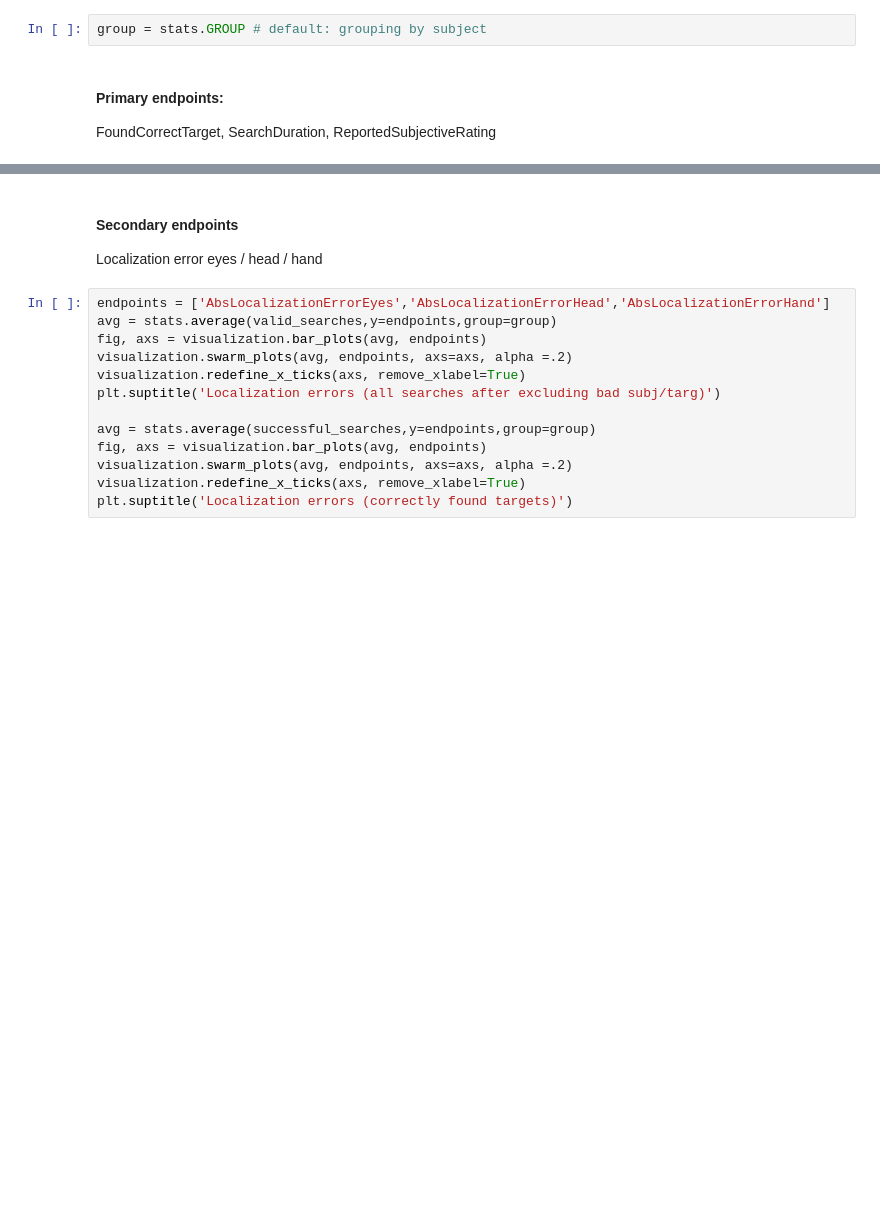
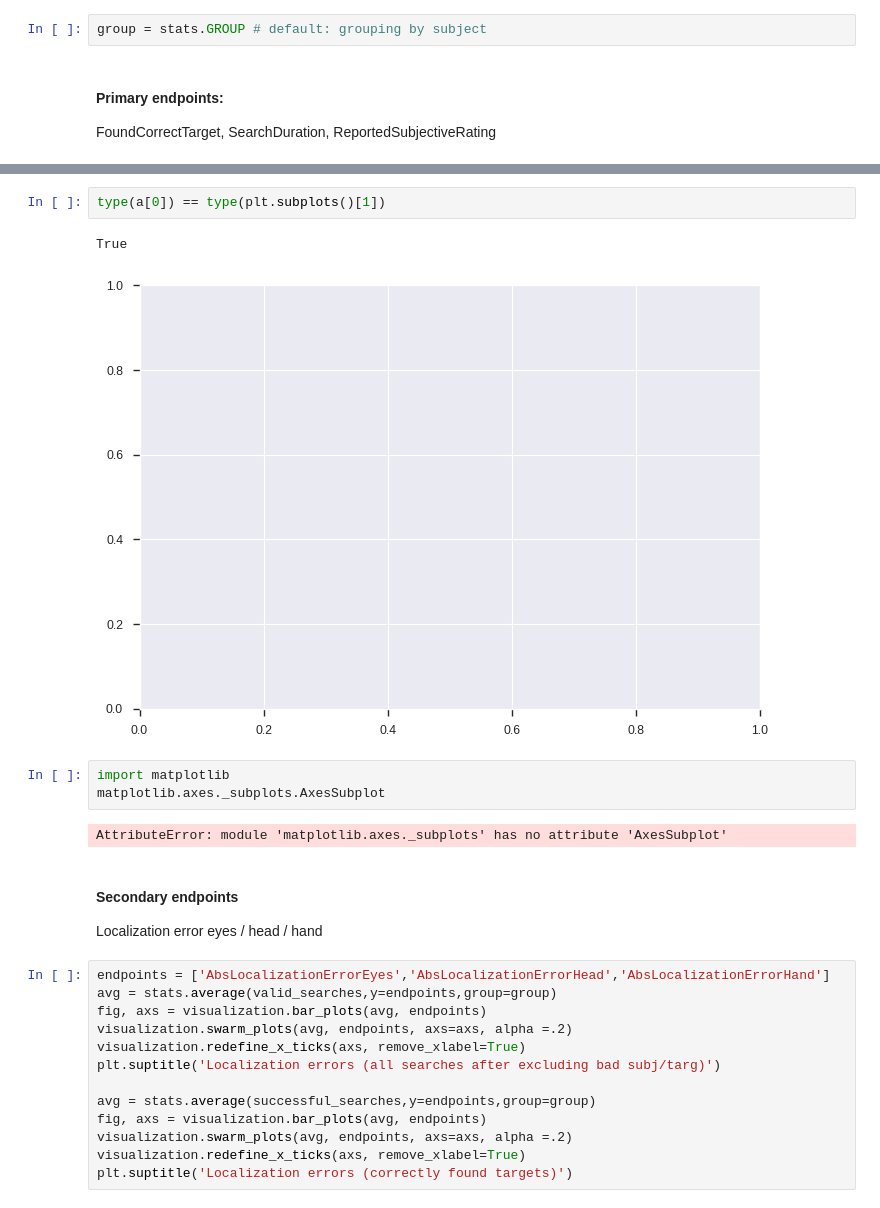
Before and after one commit to neuralcodinglab/SPVGazeAnalysis, a Jupyter notebook: visual_search/vs_endpoints_analysis.ipynb, the cells around one changed output, grey strips where cells are left out. Saved outputs shown, nothing was run; the diff lists cells and outputs as text; blank space fills up the shorter version.

```diff
--- a/visual_search/vs_endpoints_analysis.ipynb
+++ b/visual_search/vs_endpoints_analysis.ipynb
@@ -317,3 +332,13 @@ Text(0.5, 0.98, 'Primary endpoints (correctly found targets)')
+# %%
+type(a[0]) == type(plt.subplots()[1])
+# %% [output]
+True
+[figure, added]
+# %%
+import matplotlib
+matplotlib.axes._subplots.AxesSubplot
+# %% [output]
+AttributeError: module 'matplotlib.axes._subplots' has no attribute 'AxesSubplot'
 # %% [markdown]
 #### Secondary endpoints
 Localization error eyes / head / hand
```
Also changed, not shown: parts of 3 cells of this notebook, 4 other files.
